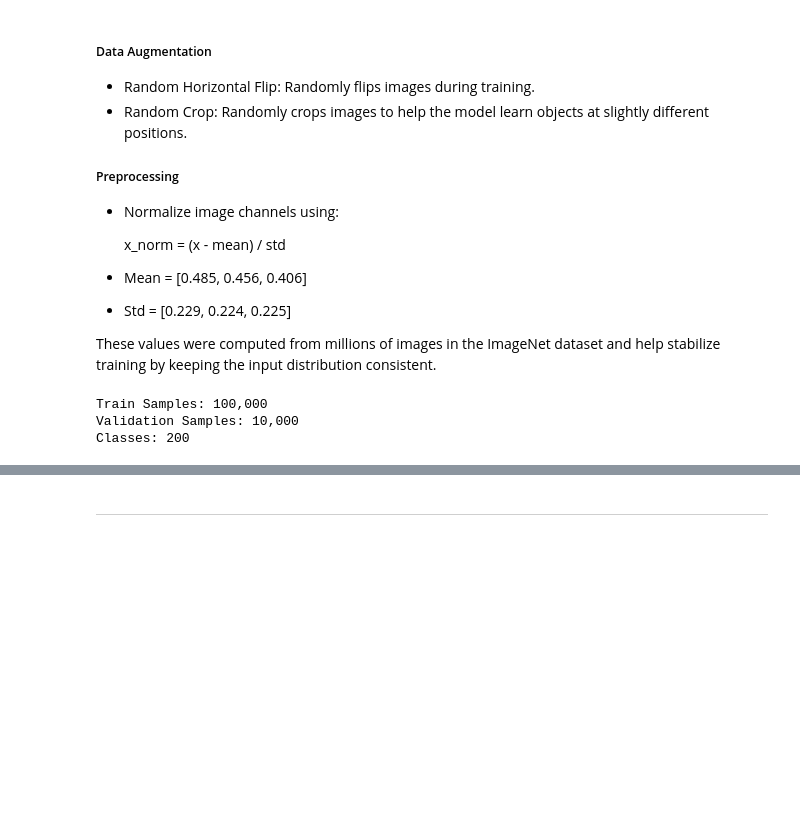
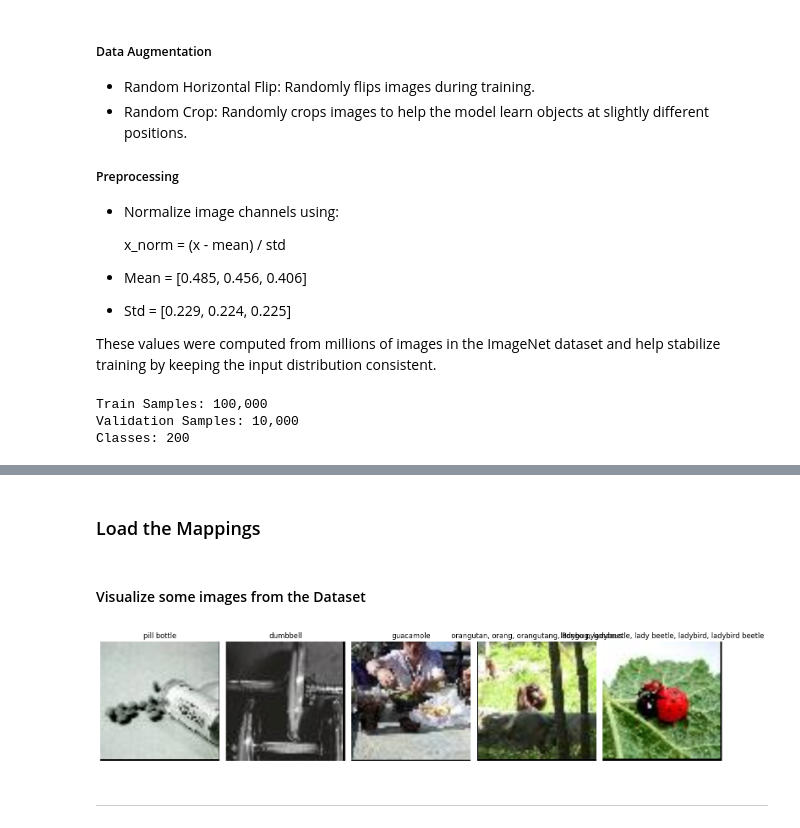
Before and after one commit to Himanshu7921/generative-architectures-lab, a Jupyter notebook: 07_VGG19/vgg19.ipynb, the cells around one changed output, grey strips where cells are left out. Drawn from its saved outputs; the diff is of its cells as text; code cells hidden in the pictures; blank space fills up the shorter version.

```diff
--- a/07_VGG19/vgg19.ipynb
+++ b/07_VGG19/vgg19.ipynb
@@ -516,6 +522,7 @@ def load_checkpoint(
     filepath: str,
     model,
     optimizer=None,
+    scheduler = None,
     device="cpu"
 ):
     checkpoint = torch.load(
@@ -532,11 +539,16 @@ def load_checkpoint(
             checkpoint["optimizer_state_dict"]
         )
 
+    if scheduler is not None:
+        scheduler.load_state_dict(
+            checkpoint["scheduler_state_dict"]
+        )
+
     epoch = checkpoint.get("epoch", 0)
     loss = checkpoint.get("loss", None)
     config = checkpoint.get("config")
 
-    return model, optimizer, epoch, loss, config
+    return model, optimizer, scheduler, epoch, loss, config
 # %%
 # Saving the model script
 """
@@ -636,7 +648,7 @@ from torch.utils.data import DataLoader
 
 IMAGE_SIZE = config["img_size"]
 BATCH_SIZE = config["batch_size"]
-NUM_WORKERS = 0
+NUM_WORKERS = 4
 
 train_transform = transforms.Compose([
     transforms.Resize((IMAGE_SIZE, IMAGE_SIZE)),
@@ -678,7 +690,8 @@ train_loader = DataLoader(
     batch_size=BATCH_SIZE,
     shuffle=True,
     num_workers=NUM_WORKERS,
-    pin_memory=True
+    pin_memory=True,
+    persistent_workers=True
 )
 
 val_loader = DataLoader(
@@ -686,7 +699,8 @@ val_loader = DataLoader(
     batch_size=BATCH_SIZE,
     shuffle=False,
     num_workers=NUM_WORKERS,
-    pin_memory=True
+    pin_memory=True,
+    persistent_workers=True
 )
 
 print(f"Train Samples: {len(train_dataset):,}")
@@ -706,0 +721,18 @@ torch.Size([16])
+# %% [markdown]
+### Load the Mappings
+# %%
+def load_wordnet_mapping(words_file):
+    wnid_to_name = {}
+
+    with open(words_file, "r") as f:
+        for line in f:
+            wnid, label = line.strip().split("\t")
+            wnid_to_name[wnid] = label
+
+    return wnid_to_name
+
+wnid_to_name = load_wordnet_mapping(
+    "../data/tiny-imagenet-200/words.txt"
+)
+# %% [markdown]
+#### Visualize some images from the Dataset
@@ -707,3 +815,15 @@ torch.Size([16])
+# %%
+class_names = train_dataset.classes
+class_names = [
+    wnid_to_name[wnid]
+    for wnid in train_dataset.classes
+]
+visualize_random_samples(
+    train_loader=train_loader,
+    class_names=class_names
+)
+# %% [output]
+[figure, added]
 # %% [markdown]
 ---
 # %% [markdown]
```
Also changed, not shown: parts of 19 cells of this notebook.
